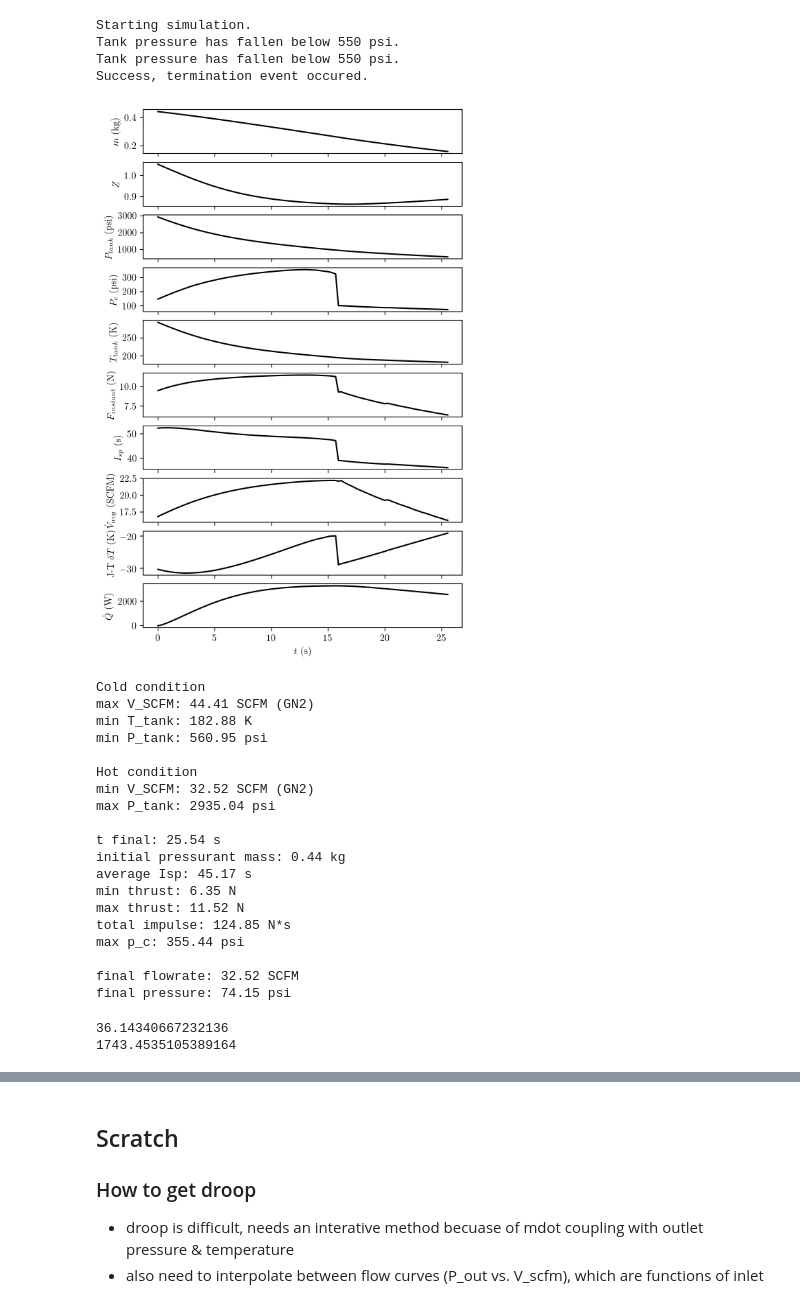
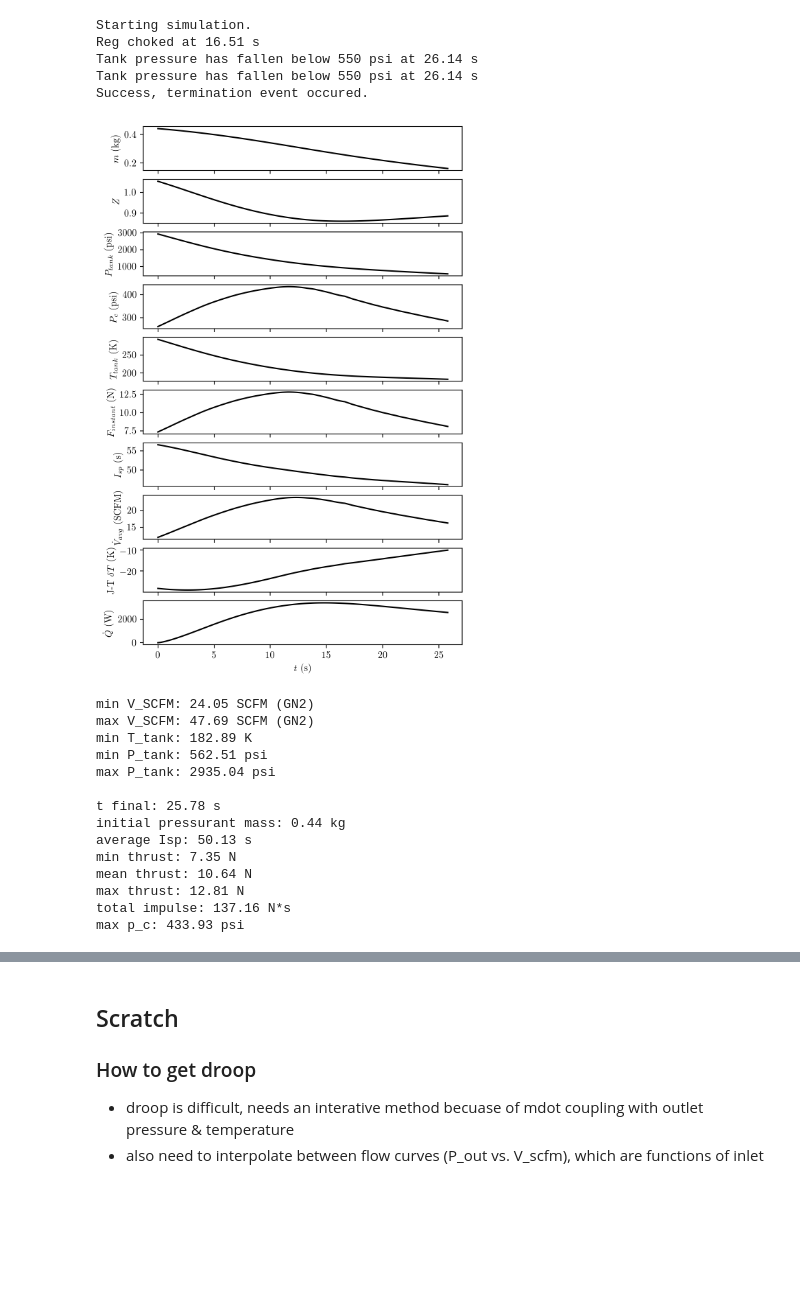
Before and after one commit to 7deeptide/Bottle-blowdown, a Jupyter notebook: blowdown.ipynb, the cells around one changed output, grey strips where cells are left out. Cells and saved outputs as stored; diff of their text form; code cells hidden in the pictures; blank space fills up the shorter version.

```diff
--- a/blowdown.ipynb
+++ b/blowdown.ipynb
@@ -614,63 +610,46 @@ def main(p_0, T_0, fluid, ureg, Cd=0.6, p_e=101E3, A=np.pi*(1E-3)**2, **kwargs):
 # %%
 # Inputs
 fluid = 'Nitrogen'
 p_0 = 3000 * ureg.psi # tank inital pressure, psia
 T_0 = 293 # tank inital temperature, K
 volume = 0.002 # tank volume (2 L), m^3
-Q = 0. # heat transfer to tank CV, W
-Cd = 0.6 # discharge coefficient
+#Q = 0. # heat transfer to tank CV, W
+Cd = 1 # discharge coefficient, smooth venturi
 p_e = 101352.9 # ambient pressure, Pa
-A = np.pi * (1E-3)**2 # throat area, m^2
-mdot = 0.01 # mass flow rate from tank CV, kg/s
-p_reg = convert_units(200 * ureg.psi, 'pascal') # regulator set-pressure, psia
+A = np.pi * (0.4E-3)**2 # throat area, m^2
+#mdot = 0.01 # mass flow rate from tank CV, kg/s
+p_reg = convert_units(300 * ureg.psi, 'pascal') # regulator set-pressure, psia
 duty = 0.5 # control-valve duty cycle
 accel = 5. # tank acceleration, g's
 
 """
 *Note* mdot, duty, p_reg and Q are optional args
 if mdot is not specified a choked orifice is default
 if duty is not specified a 100% duty cycle is default,
 if p_reg is not specified the orifice upstream pressure is the tank pressure
 if Q is not specified internal free-convection heat transfer is default
 """
 
 sol, t, params = main(p_0, T_0, fluid, ureg, p_e=p_e,
                       A=A, volume=volume, duty=duty, p_reg=p_reg, accel=accel)
 # %% [output]
 Starting simulation.
-Tank pressure has fallen below 550 psi.
-Tank pressure has fallen below 550 psi.
+Reg choked at 16.51 s
+Tank pressure has fallen below 550 psi at 26.14 s
+Tank pressure has fallen below 550 psi at 26.14 s
 Success, termination event occured.
-[figure, old version]
+[figure, new version]
-Cold condition
-max V_SCFM: 44.41 SCFM (GN2)
-min T_tank: 182.88 K
-min P_tank: 560.95 psi
-
-Hot condition
-min V_SCFM: 32.52 SCFM (GN2)
+min V_SCFM: 24.05 SCFM (GN2)
+max V_SCFM: 47.69 SCFM (GN2)
+min T_tank: 182.89 K
+min P_tank: 562.51 psi
 max P_tank: 2935.04 psi
 
-t final: 25.54 s
+t final: 25.78 s
 initial pressurant mass: 0.44 kg
-average Isp: 45.17 s
-min thrust: 6.35 N
-max thrust: 11.52 N
-total impulse: 124.85 N*s
-max p_c: 355.44 psi
-
-final flowrate: 32.52 SCFM
-final pressure: 74.15 psi
+average Isp: 50.13 s
+min thrust: 7.35 N
+mean thrust: 10.64 N
+max thrust: 12.81 N
+total impulse: 137.16 N*s
+max p_c: 433.93 psi
-# %%
-fluid = 'Nitrogen'
-fclib = gen_flow_curve_library(convert_units(100 * ureg.psi, 'pascal'), fluid)
-p_t = 12020688
-mdot = 0.019882767956857565
-#0.019882767956857565 12020688.807088174
-print(scfm(0.019882767956857565, 'to', 'Nitrogen'))
-print(convert_units(12020688.807088174*ureg.pascal, 'psi'))
-#p_fc = get_p_fc(12020688.807088174)
-#p_fc(mdot)
-# %% [output]
-36.14340667232136
-1743.4535105389164
```
Also changed, not shown: parts of 5 cells of this notebook.
